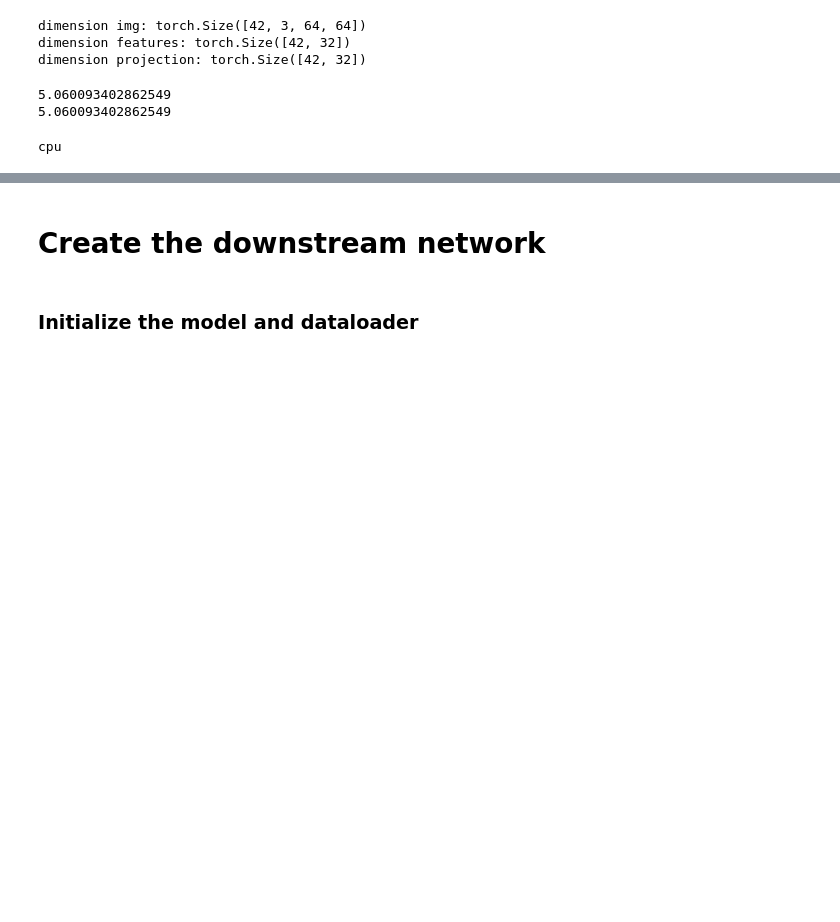
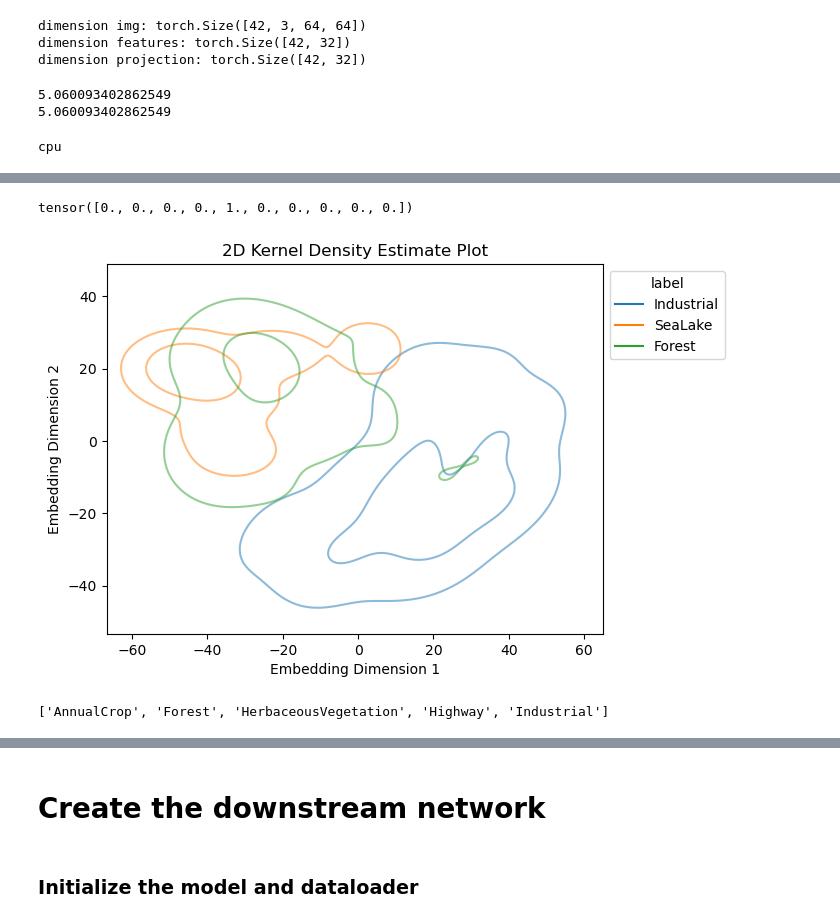
Before and after one commit to MatthiasPersonnaz/cv4rs-code-challenge, a Jupyter notebook: CodingChallenge_v6_SimCLR.ipynb, the cells around one changed output, grey strips where cells are left out. Cells and saved outputs as stored; diff of their text form; code cells hidden in the pictures; blank space fills up the shorter version.

```diff
--- a/CodingChallenge_v6_SimCLR.ipynb
+++ b/CodingChallenge_v6_SimCLR.ipynb
@@ -638,0 +669,33 @@ plt.show()
+# %%
+label
+# %% [output]
+tensor([0., 0., 0., 0., 1., 0., 0., 0., 0., 0.])
+# %%
+import seaborn as sns
+import matplotlib.pyplot as plt
+import pandas as pd
+
+labels_name = [dataset_test.classes[lab] for lab in labels_numpy]
+# Create a DataFrame with the embeddings and labels
+data = pd.DataFrame({'x': embeddings_2d[:, 0], 'y': embeddings_2d[:, 1], 'label': labels_name})
+
+data_1 = data[data["label"].isin(["Forest", "SeaLake", "Industrial"])]
+
+# Create the KDE plot
+ax = sns.kdeplot(data=data_1, x='x', y='y', hue='label', alpha=.5, fill=False, palette=sns.color_palette("tab10"), levels=3)
+sns.move_legend(ax, "upper left", bbox_to_anchor=(1, 1))
+
+# Add a title and axis labels
+plt.title('2D Kernel Density Estimate Plot')
+plt.xlabel('Embedding Dimension 1')
+plt.ylabel('Embedding Dimension 2')
+
+# Show the plot
+plt.savefig('kde1.pdf', bbox_inches='tight')
+plt.show()
+# %% [output]
+[figure, added]
+# %%
+dataset_test.classes[:5]
+# %% [output]
+['AnnualCrop', 'Forest', 'HerbaceousVegetation', 'Highway', 'Industrial']
```
Also changed, not shown: parts of 22 cells of this notebook, 16 other files.
